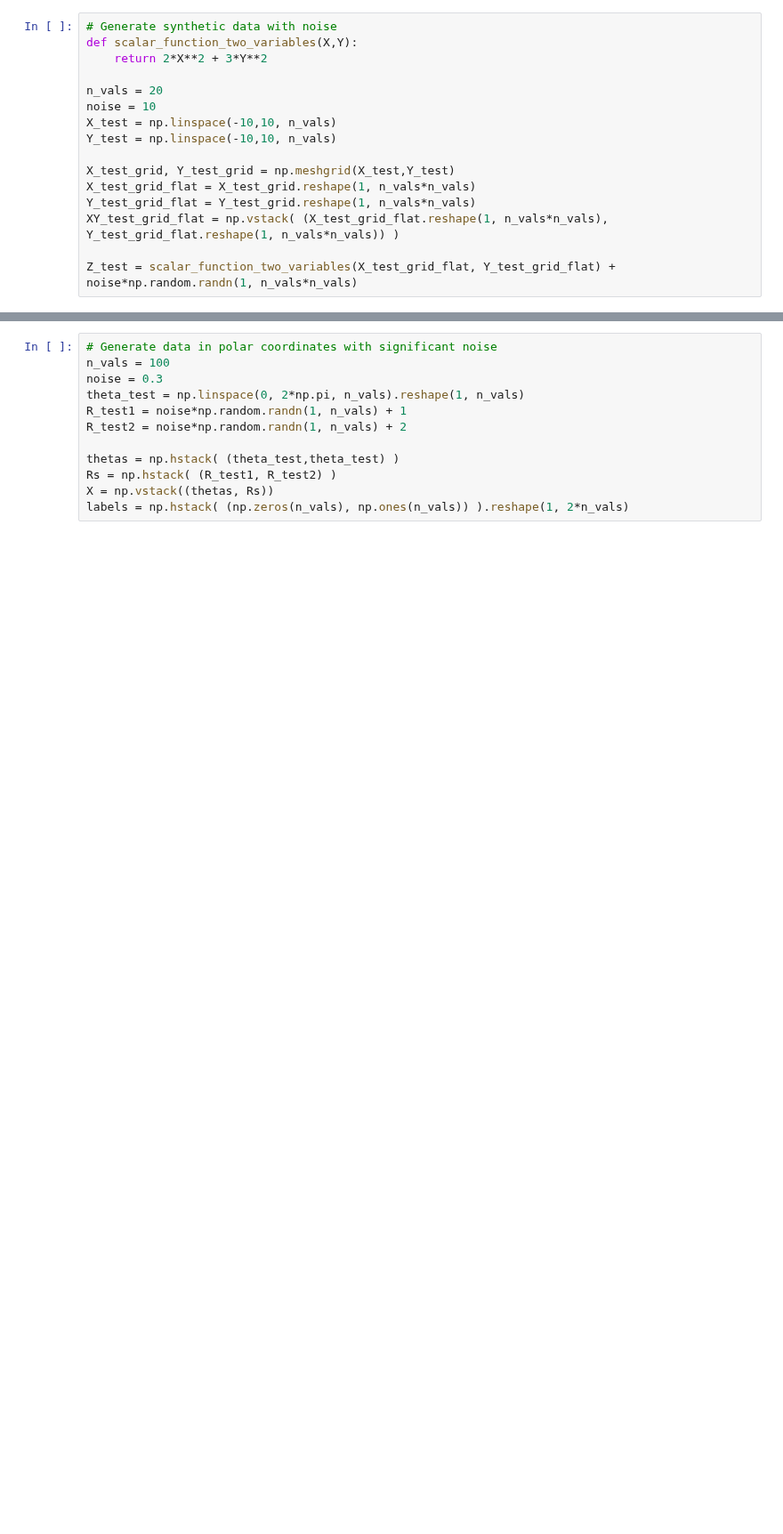
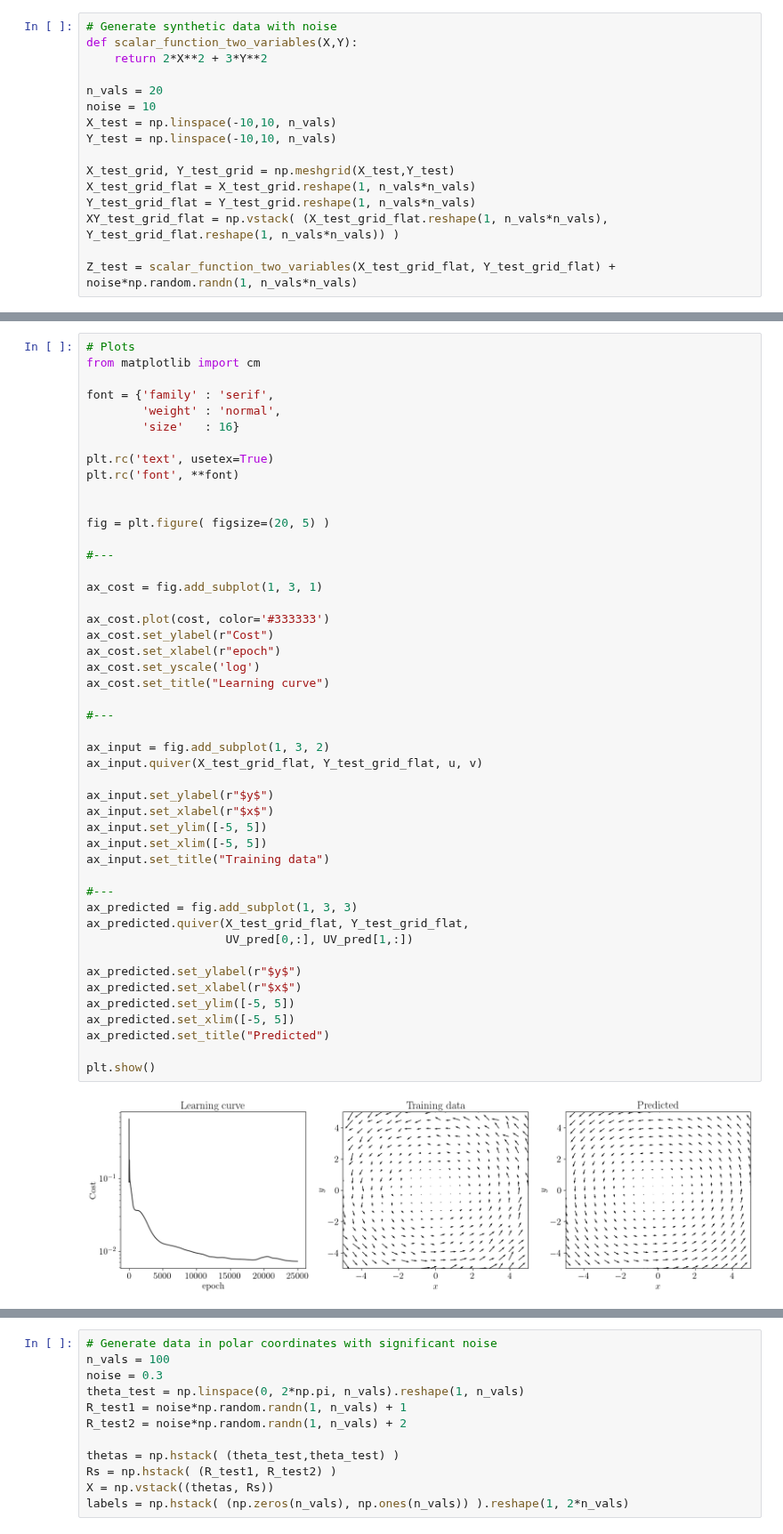
Before and after one commit to pastranacl/IAcobus, a Jupyter notebook: tutorial.ipynb, the cells around one changed output, grey strips where cells are left out. Shown at 89% size. Cells and saved outputs as stored; diff of their text form; blank space fills up the shorter version.

```diff
--- a/tutorial.ipynb
+++ b/tutorial.ipynb
@@ -190 +243,50 @@ Text(0.5, 0, '$z$')
+# %%
+# Plots
+from matplotlib import cm
+
+font = {'family' : 'serif',
+        'weight' : 'normal',
+        'size'   : 16}
+
+plt.rc('text', usetex=True)
+plt.rc('font', **font)
+
+
+fig = plt.figure( figsize=(20, 5) )
+
+#---
+
+ax_cost = fig.add_subplot(1, 3, 1)
+
+ax_cost.plot(cost, color='#333333')
+ax_cost.set_ylabel(r"Cost")
+ax_cost.set_xlabel(r"epoch")
+ax_cost.set_yscale('log')
+ax_cost.set_title("Learning curve")
+
+#---
+
+ax_input = fig.add_subplot(1, 3, 2)
+ax_input.quiver(X_test_grid_flat, Y_test_grid_flat, u, v)
+
+ax_input.set_ylabel(r"$y$")
+ax_input.set_xlabel(r"$x$")
+ax_input.set_ylim([-5, 5])
+ax_input.set_xlim([-5, 5])
+ax_input.set_title("Training data")
+
+#---
+ax_predicted = fig.add_subplot(1, 3, 3)
+ax_predicted.quiver(X_test_grid_flat, Y_test_grid_flat,
+                    UV_pred[0,:], UV_pred[1,:])
+
+ax_predicted.set_ylabel(r"$y$")
+ax_predicted.set_xlabel(r"$x$")
+ax_predicted.set_ylim([-5, 5])
+ax_predicted.set_xlim([-5, 5])
+ax_predicted.set_title("Predicted")
+
+plt.show()
+# %% [output]
+[figure, added]
 # %% [markdown]
```
Also changed, not shown: parts of 10 cells of this notebook.
